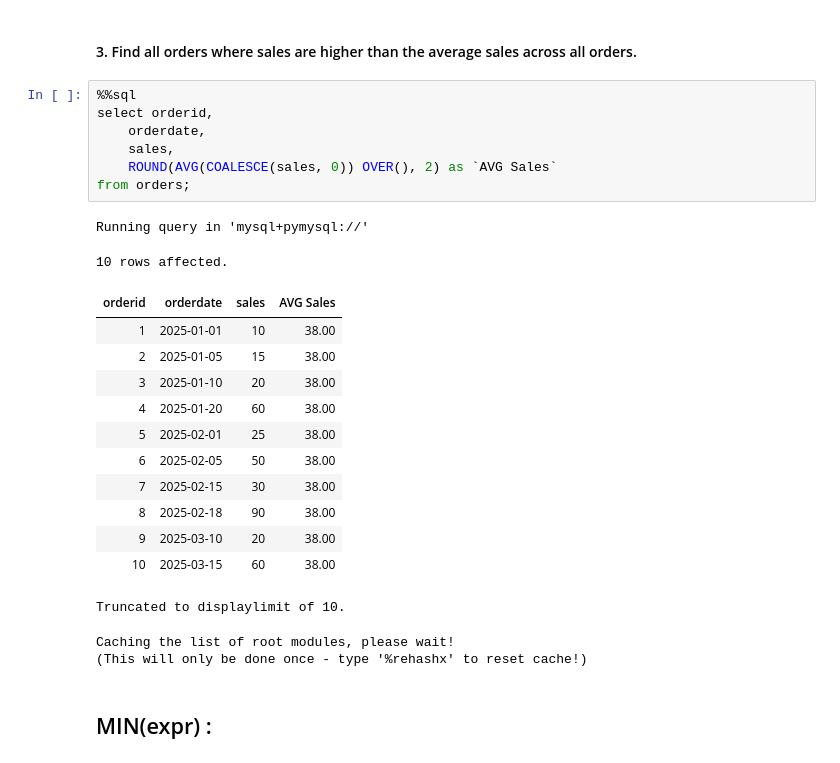
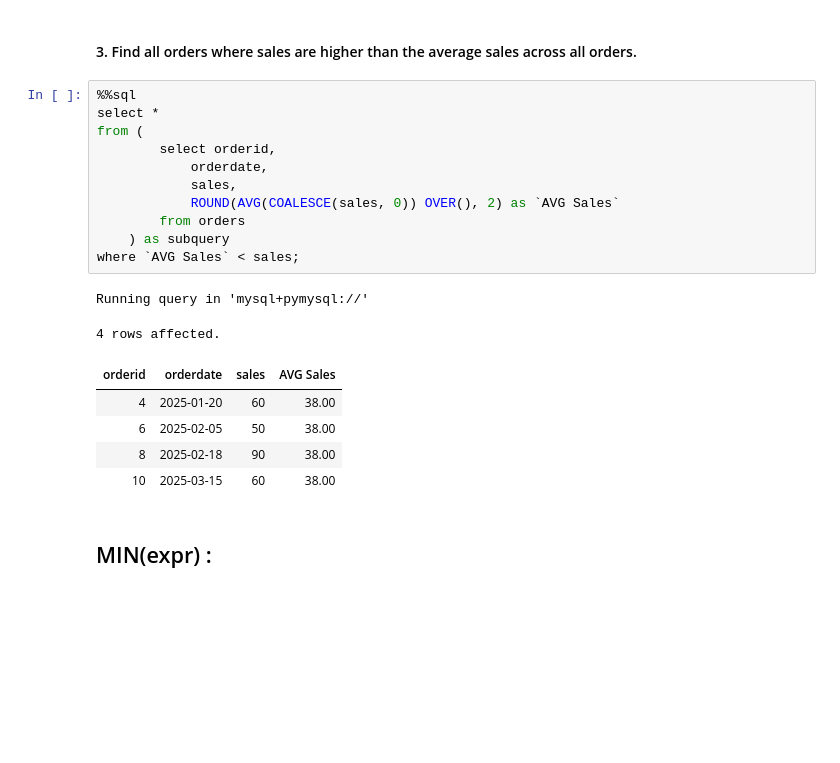
Before and after one commit to the-naman/Learn, a Jupyter notebook: SQL/SQL by Barra/My Notes/07. I - Aggregation and Analytical Functions.ipynb, the cells around one changed output. Cells and saved outputs as stored; diff of their text form; blank space fills up the shorter version.

```diff
--- a/SQL/SQL by Barra/My Notes/07. I - Aggregation and Analytical Functions.ipynb
+++ b/SQL/SQL by Barra/My Notes/07. I - Aggregation and Analytical Functions.ipynb
@@ -818,28 +818,23 @@ Running query in 'mysql+pymysql://'
 #### 3. Find all orders where sales are higher than the average sales across all orders.
 # %%
 %%sql
-select orderid,
-    orderdate,
-    sales,
-    ROUND(AVG(COALESCE(sales, 0)) OVER(), 2) as `AVG Sales`
-from orders;
+select *
+from (
+        select orderid,
+            orderdate,
+            sales,
+            ROUND(AVG(COALESCE(sales, 0)) OVER(), 2) as `AVG Sales`
+        from orders
+    ) as subquery
+where `AVG Sales` < sales;
 # %% [output]
 Running query in 'mysql+pymysql://'
-10 rows affected.
+4 rows affected.
 | orderid | orderdate | sales | AVG Sales |
-| 1 | 2025-01-01 | 10 | 38.00 |
-| 2 | 2025-01-05 | 15 | 38.00 |
-| 3 | 2025-01-10 | 20 | 38.00 |
 | 4 | 2025-01-20 | 60 | 38.00 |
-| 5 | 2025-02-01 | 25 | 38.00 |
 | 6 | 2025-02-05 | 50 | 38.00 |
-| 7 | 2025-02-15 | 30 | 38.00 |
 | 8 | 2025-02-18 | 90 | 38.00 |
-| 9 | 2025-03-10 | 20 | 38.00 |
 | 10 | 2025-03-15 | 60 | 38.00 |
-Truncated to displaylimit of 10.
-Caching the list of root modules, please wait!
-(This will only be done once - type '%rehashx' to reset cache!)
 # %% [markdown]
 ## MIN(expr) :
 # %% [markdown]
```
